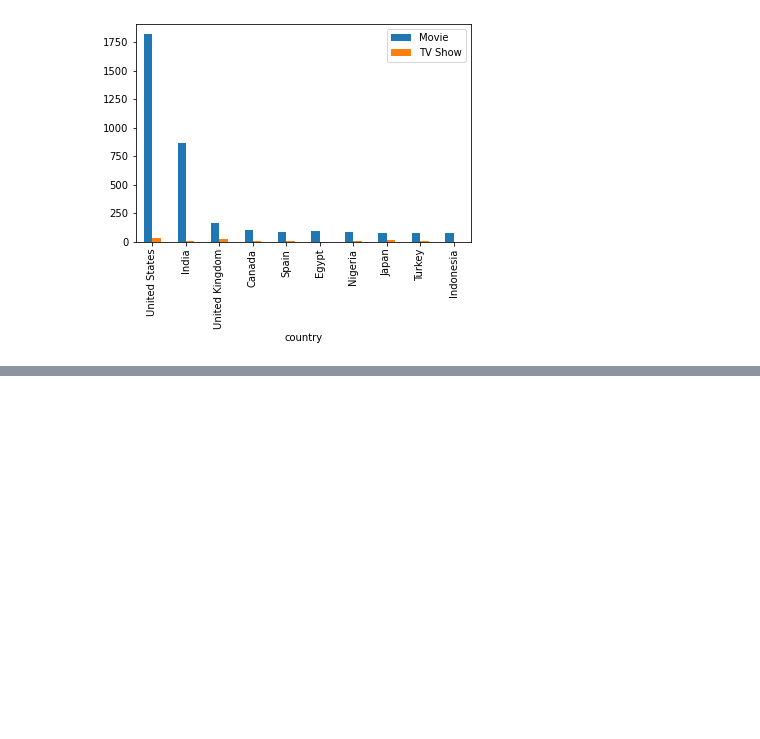
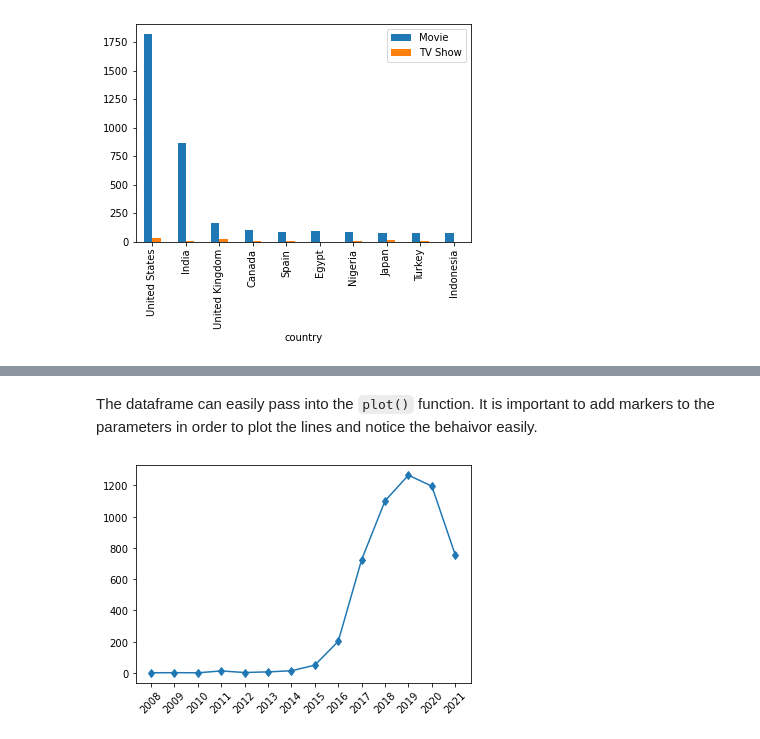
Before and after one commit to JG-Ancona/DigitalNovaScotia, a Jupyter notebook: Python/DataAssignmnet/MoviesData.ipynb, the cells around one changed output, grey strips where cells are left out. Drawn from its saved outputs; the diff is of its cells as text; code cells hidden in the pictures; blank space fills up the shorter version.

```diff
--- a/Python/DataAssignmnet/MoviesData.ipynb
+++ b/Python/DataAssignmnet/MoviesData.ipynb
@@ -281,0 +317,3 @@ fig1.plot.bar(x='country')
+# %%
+year = pd.DataFrame(df['year_added'].copy().value_counts()).rename({'year_added':'Total'},axis=1).sort_index()
+year
@@ -281,0 +336,8 @@ fig1.plot.bar(x='country')
+# %% [markdown]
+The dataframe can easily pass into the `plot()` function. It is important to add markers to the parameters in order to plot the lines and notice the behaivor easily.
+# %%
+plt.plot(year.index,year['Total'],markevery=1,marker='d')
+plt.xticks(rotation=45)
+plt.show()
+# %% [output]
+[figure, added]
```
Also changed, not shown: parts of 32 cells of this notebook.
